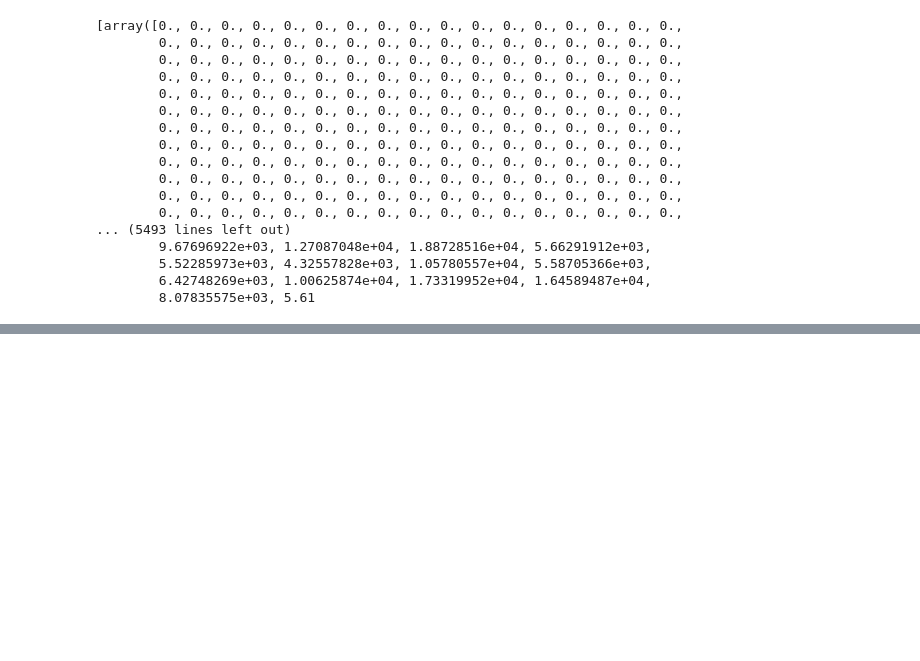
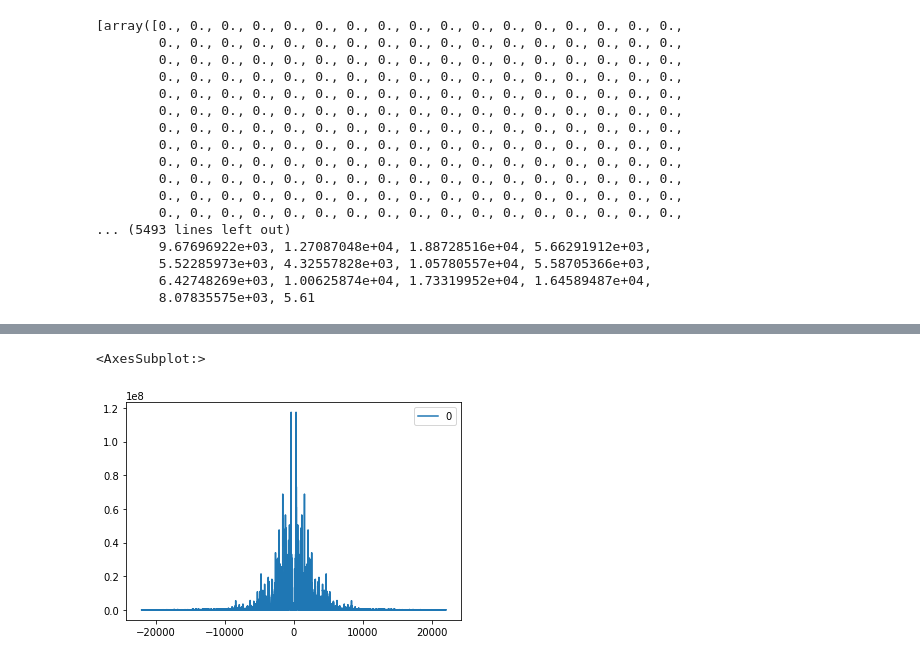
Before and after one commit to lepitinox/TP_audio, a Jupyter notebook: TP2/tp2.ipynb, the cells around one changed output, grey strips where cells are left out. Saved outputs shown, nothing was run; the diff lists cells and outputs as text; code cells hidden in the pictures; blank space fills up the shorter version.

```diff
--- a/TP2/tp2.ipynb
+++ b/TP2/tp2.ipynb
@@ -57,0 +67,8 @@ freq, data = wavfile.read("files\\diapason.wav")
+# %%
+freq, data = wavfile.read("files\\saxo.wav")
+spec = np.abs(np.fft.fft(data))
+freq = np.fft.fftfreq(len(data),1/freq)
+pd.DataFrame(spec,index=freq).plot()
+# %% [output]
+<AxesSubplot:>
+[figure, added]
```
Also changed, not shown: parts of 4 cells of this notebook.
